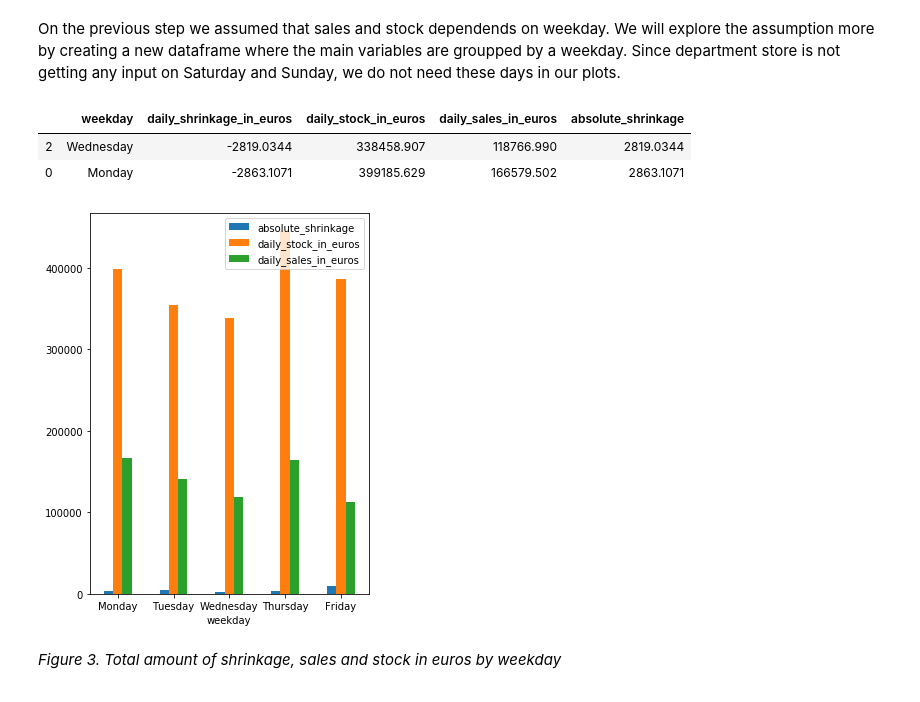
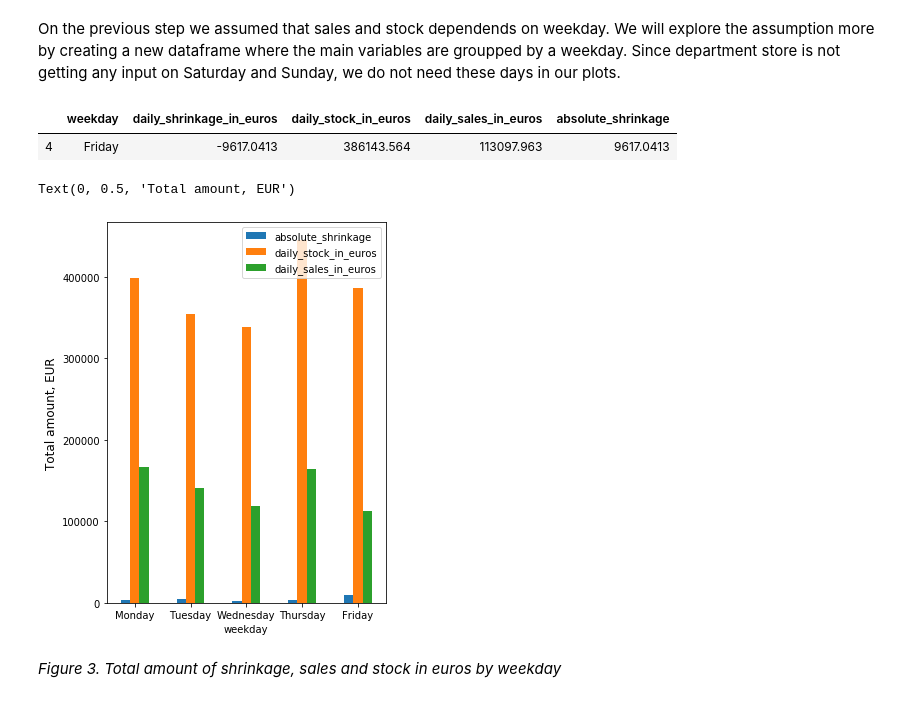
Before and after one commit to irina-baeva/retail-ds-project, a Jupyter notebook: metro_project_irina_baeva.ipynb, the cells around one changed output. Drawn from its saved outputs; the diff is of its cells as text; code cells hidden in the pictures.

```diff
--- a/metro_project_irina_baeva.ipynb
+++ b/metro_project_irina_baeva.ipynb
@@ -505,18 +504,19 @@ On the previous step we assumed that sales and stock dependends on weekday. We w
 # %%
 cats = ['Monday', 'Tuesday', 'Wednesday', 'Thursday', 'Friday', 'Saturday', 'Sunday']
 df_by_weekday=df.groupby("weekday")["daily_shrinkage_in_euros","daily_stock_in_euros", "daily_sales_in_euros"].sum().reindex(cats)
 df_by_weekday.reset_index(inplace=True)
 df_by_weekday = df_by_weekday.drop(index=[5, 6])
 df_by_weekday["absolute_shrinkage"] = df_by_weekday["daily_shrinkage_in_euros"].apply(abs)
-df_by_weekday.sample(2)
+df_by_weekday.sample(1)
 # %% [output]
 |  | weekday | daily_shrinkage_in_euros | daily_stock_in_euros | daily_sales_in_euros | absolute_shrinkage |
-| 2 | Wednesday | -2819.0344 | 338458.907 | 118766.990 | 2819.0344 |
-| 0 | Monday | -2863.1071 | 399185.629 | 166579.502 | 2863.1071 |
+| 4 | Friday | -9617.0413 | 386143.564 | 113097.963 | 9617.0413 |
 # %%
 ax = df_by_weekday.plot.bar(x="weekday", y= ["absolute_shrinkage","daily_stock_in_euros", "daily_sales_in_euros"], rot=0, subplots=False, figsize=(5, 7))
+plt.ylabel('Total amount, EUR',fontsize = 12,color='black')
 # %% [output]
+Text(0, 0.5, 'Total amount, EUR')
-[figure, old version]
+[figure, new version]
 # %% [markdown]
 *Figure 3. Total amount of shrinkage, sales and stock in euros by weekday*
 # %% [markdown]
```
Also changed, not shown: parts of 21 cells of this notebook.
